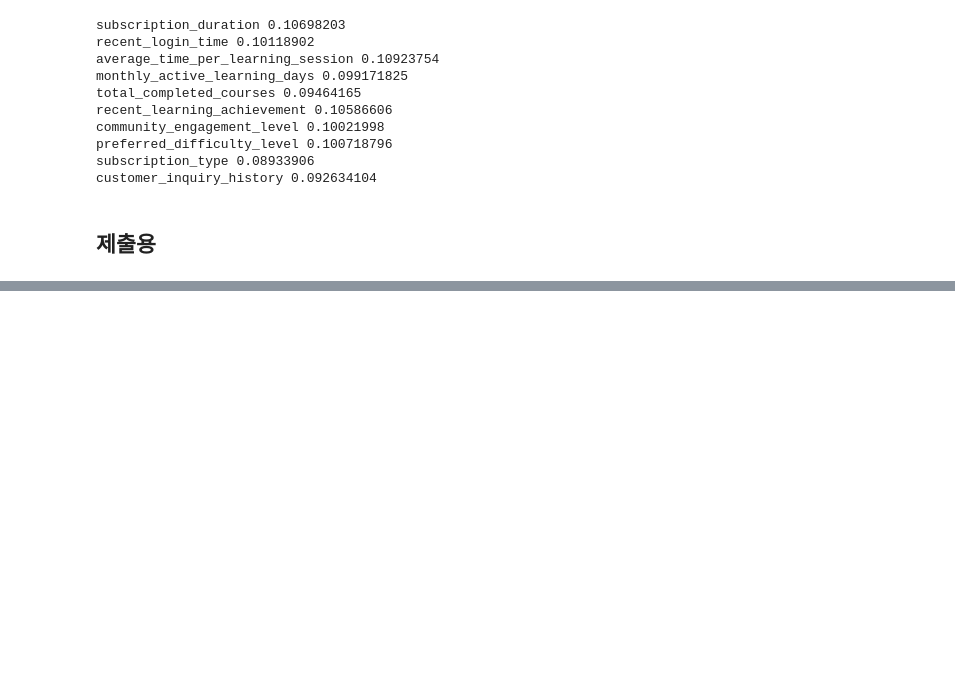
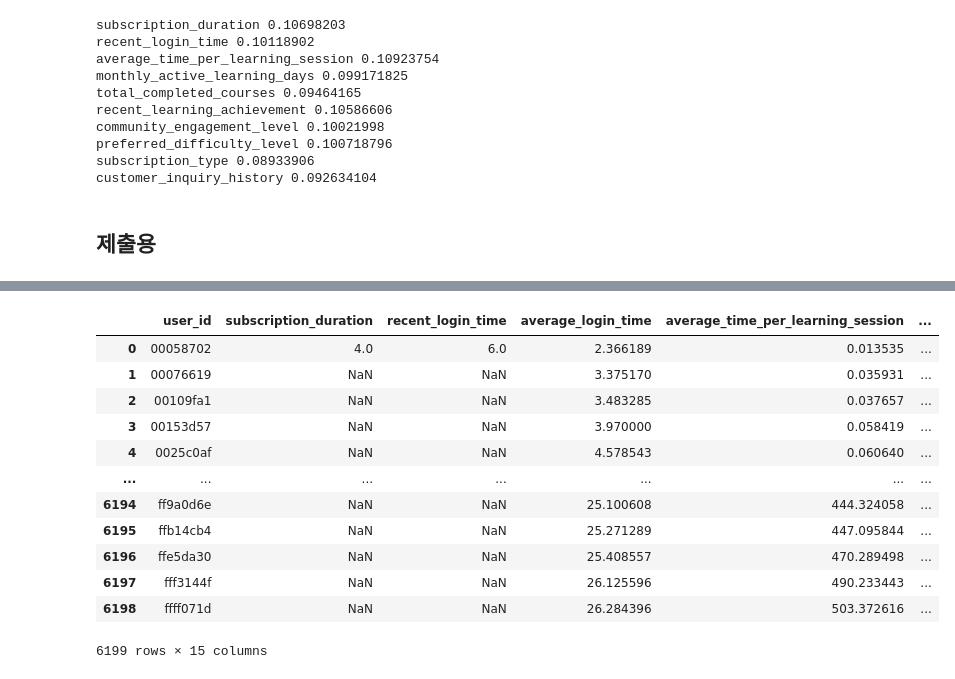
Before and after one commit to yoonjae97/edu_platform_sub_renewal_prediction, a Jupyter notebook: votingmodel.ipynb, the cells around one changed output, grey strips where cells are left out. Saved outputs shown, nothing was run; the diff lists cells and outputs as text; code cells hidden in the pictures; blank space fills up the shorter version.

```diff
--- a/votingmodel.ipynb
+++ b/votingmodel.ipynb
@@ -839,0 +973,16 @@ customer_inquiry_history 0.092634104
+# %%
+train[train['target']==1].mode()
+# %% [output]
+|  | user_id | subscription_duration | recent_login_time | average_login_time | average_time_per_learning_session | ... |
+| 0 | 00058702 | 4.0 | 6.0 | 2.366189 | 0.013535 | ... |
+| 1 | 00076619 | NaN | NaN | 3.375170 | 0.035931 | ... |
+| 2 | 00109fa1 | NaN | NaN | 3.483285 | 0.037657 | ... |
+| 3 | 00153d57 | NaN | NaN | 3.970000 | 0.058419 | ... |
+| 4 | 0025c0af | NaN | NaN | 4.578543 | 0.060640 | ... |
+| ... | ... | ... | ... | ... | ... | ... |
+| 6194 | ff9a0d6e | NaN | NaN | 25.100608 | 444.324058 | ... |
+| 6195 | ffb14cb4 | NaN | NaN | 25.271289 | 447.095844 | ... |
+| 6196 | ffe5da30 | NaN | NaN | 25.408557 | 470.289498 | ... |
+| 6197 | fff3144f | NaN | NaN | 26.125596 | 490.233443 | ... |
+| 6198 | ffff071d | NaN | NaN | 26.284396 | 503.372616 | ... |
+6199 rows × 15 columns
```
Also changed, not shown: parts of 7 cells of this notebook, 13 other files.
